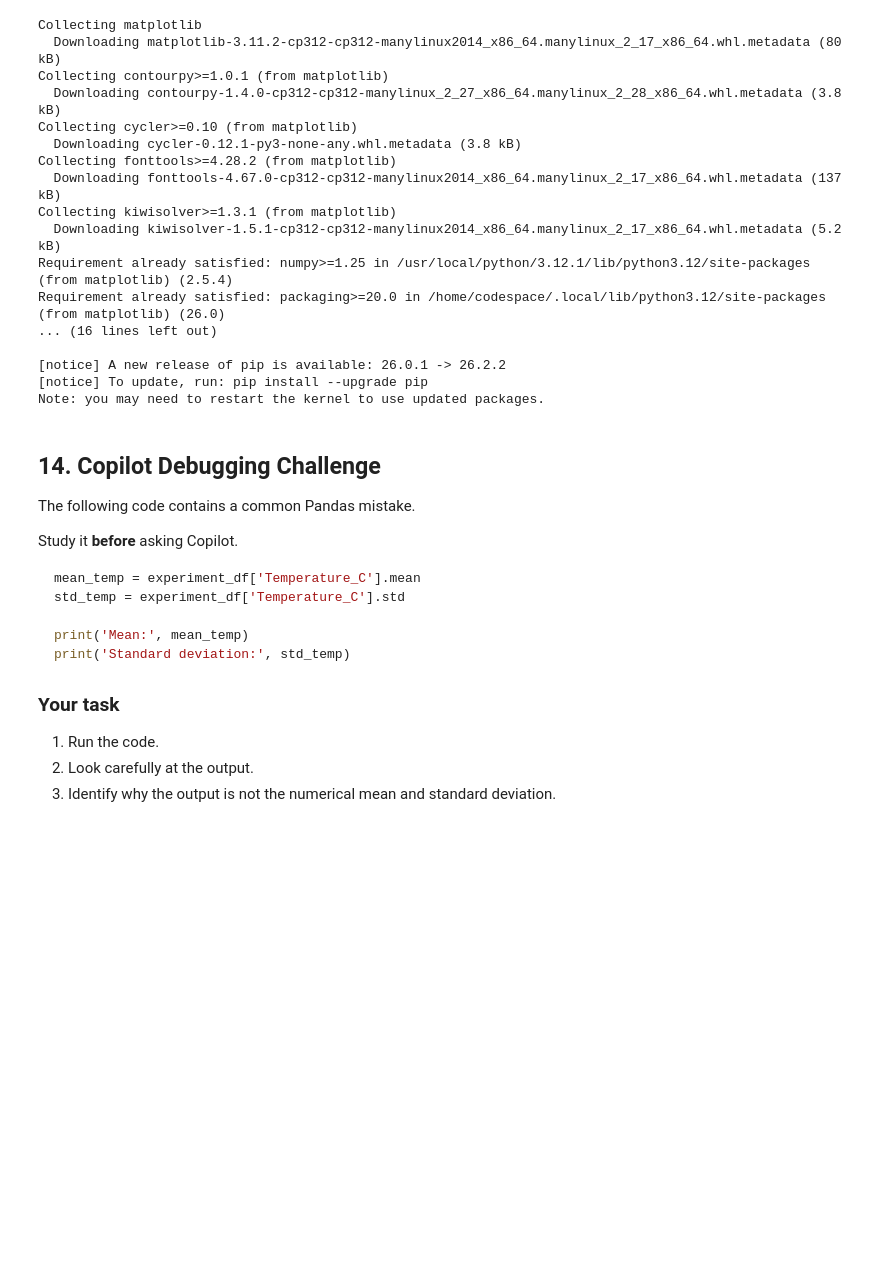
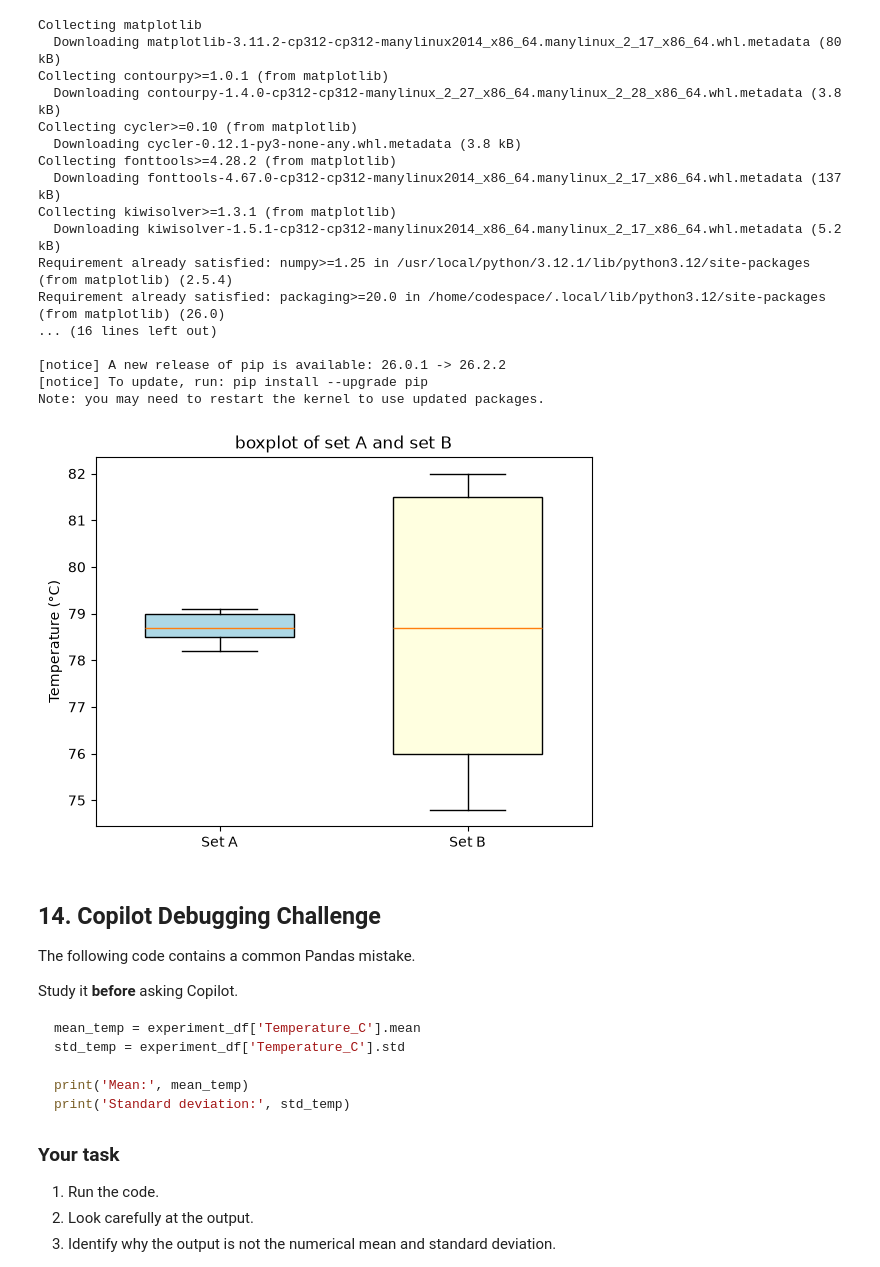
Before and after one commit to alexparashar24-spec/CP_Practical, a Jupyter notebook: Practical_09_Basic_Statistical_Analysis_Experimental_Measurements.ipynb, the cells around one changed output. Cells and saved outputs as stored; diff of their text form; code cells hidden in the pictures; blank space fills up the shorter version.

```diff
--- a/Practical_09_Basic_Statistical_Analysis_Experimental_Measurements.ipynb
+++ b/Practical_09_Basic_Statistical_Analysis_Experimental_Measurements.ipynb
@@ -311,0 +344,13 @@ print(f"standard")
+# %%
+# Activity 8
+# Compare the mean and standard deviation of two experimental conditions.
+std_dev_df=pd.DataFrame({
+    'setA': [78.2, 79.1, 78.7, 79.0, 78.5],
+    'setB': [76.0,81.5,78.7,82.0,74.8]
+})
+
+print("Standard Deviation of Set A:", std_dev_df['setA'].std())
+print("Mean of set A:", std_dev_df['setA'].mean())
+
+print("Standard Deviation of Set B:", std_dev_df['setB'].std())
+print("Mean of set B:", std_dev_df['setB'].mean())
@@ -431,3 +473,16 @@ plt. boxplot(std_dev_df['set A'])
+# %%
+# Activity 11
+# Create a simple visualization of experimental measurements.
+import matplotlib.pyplot as plt
+
+plt.boxplot(std_dev_df['setA'], positions=[1], widths=0.6, patch_artist=True, boxprops=dict(facecolor='lightblue'))
+plt.boxplot(std_dev_df['setB'], positions=[2], widths=0.6, patch_artist=True, boxprops=dict(facecolor='lightyellow'))
+plt.xticks([1,2], ['Set A', 'Set B'])
+plt.title('boxplot of set A and set B')
+plt.ylabel('Temperature (°C)')
+plt.show()
+# %% [output]
+[figure, added]
 # %% [markdown]
 ## 14. Copilot Debugging Challenge
 
```
Also changed, not shown: parts of 14 cells of this notebook, 8 other files.
